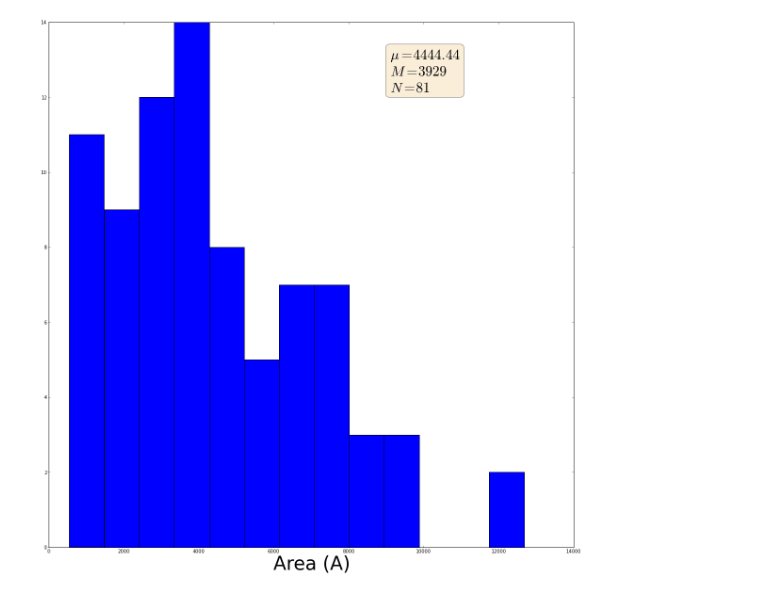
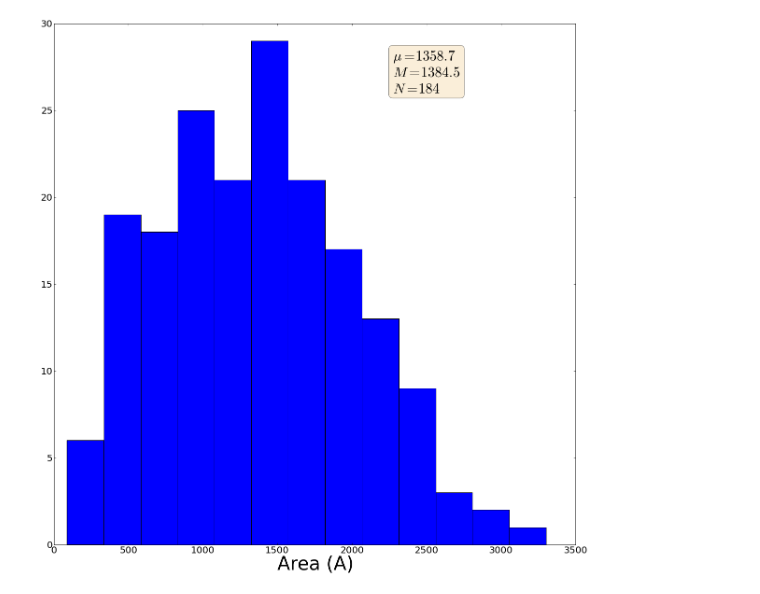
Before and after one commit to jorgehog/notebookCollection, a Jupyter notebook: simulationAnalysis.ipynb, the cells around one changed output. Saved outputs shown, nothing was run; the diff lists cells and outputs as text; code cells hidden in the pictures.

```diff
--- a/simulationAnalysis.ipynb
+++ b/simulationAnalysis.ipynb
@@ -1,10 +1,18 @@
 # %%
 from skimage.io         import imread
+from skimage.morphology import label
 
+from os.path import join
 
 rcParams["figure.figsize"] =  [20, 20]
+rcParams['xtick.labelsize'] = 20
+rcParams['ytick.labelsize'] = 20
 # %%
-img = imread("/home/jorgehog/fysGeo/simRes/test/dd100.ppm", as_grey=True)
+
+path = "/home/jorgehog/fysGeo/simRes/test"
+_file = "dd100.ppm"
+
+img = imread(join(path, _file), as_grey=True)
 
 subplot(2, 3, 1)
 imshow(img, cmap = cm.gray)
@@ -37,10 +45,10 @@ from scipy import ndimage
 
 from skimage.transform import resize
 
-imgCrp = img[100:400, 100:400]
-imgCrp = resize(imgCrp, array(imgCrp.shape)*2)
+#imgCrp = resize(img, array(imgCrp.shape)*2)
+imgCrp = img
 
-denoised = binary_erosion(imgCrp, disk(5))
+denoised = binary_erosion(imgCrp, disk(1))
 denoised = binary_dilation(denoised, square(2))
 edges = sobel(denoised)
 
@@ -52,7 +60,7 @@ denoised[denoised<thresh] = False
 
 labels, nLabels = ndimage.label(denoised)
 
-ws = random_walker(edges, labels, beta=20, mode='cg', tol=0.05)
+ws = random_walker(edges, labels, beta=20, mode='bf', tol=0.05)
 
 edges = sobel(ws)
 skeleton =  np.zeros_like(edges, dtype=bool)
@@ -76,27 +84,26 @@ show()
 # %%
 from skimage.measure import regionprops
 
 props = regionprops(ws, ['Area'])
 area = array([p["Area"] for p in props])
 
 mean = area.mean()
 med = median(area)
 N = len(area)
 
 _ = hist(area, 13)
 hold("on")
 
-textstr =  "$\mu = %g$\n$M=%g$\n$N=%d$" % (mean, med, N)
-_props = dict(boxstyle='round', facecolor='wheat', alpha=0.5)
+_textstr =  "$\mu = %g$\n$M=%g$\n$N=%d$" % (mean, med, N)
+props = dict(boxstyle='round', facecolor='wheat', alpha=0.5)
 
 ax = gca().axes
-
 size = 0.3
-ax.text(0.95 - size, 0.95, textstr, transform=ax.transAxes, fontsize=30,
-    verticalalignment='top', bbox=_props)
+ax.text(0.95 - size, 0.95, _textstr, transform=ax.transAxes, fontsize=30,
+    verticalalignment='top', bbox=props)
 
 ax.set_xlabel("Area (A)", size=40)
 
 show()
 # %% [output]
-[figure, old version]
+[figure, new version]
```
Also changed, not shown: parts of 8 cells of this notebook, 1 other file.
